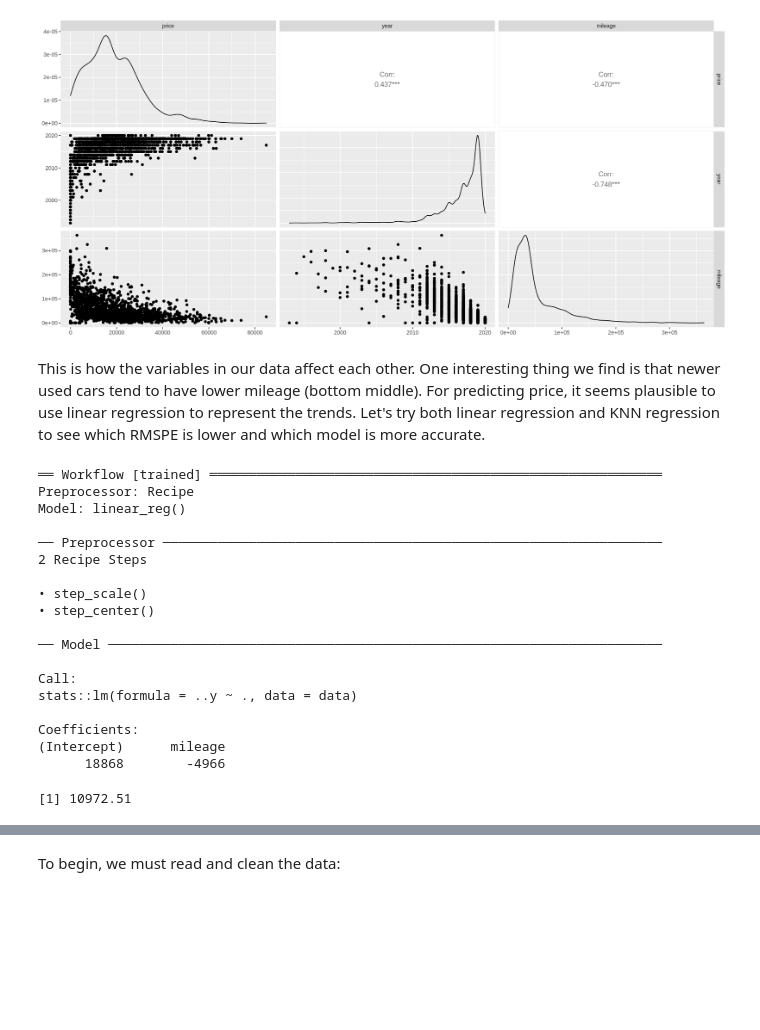
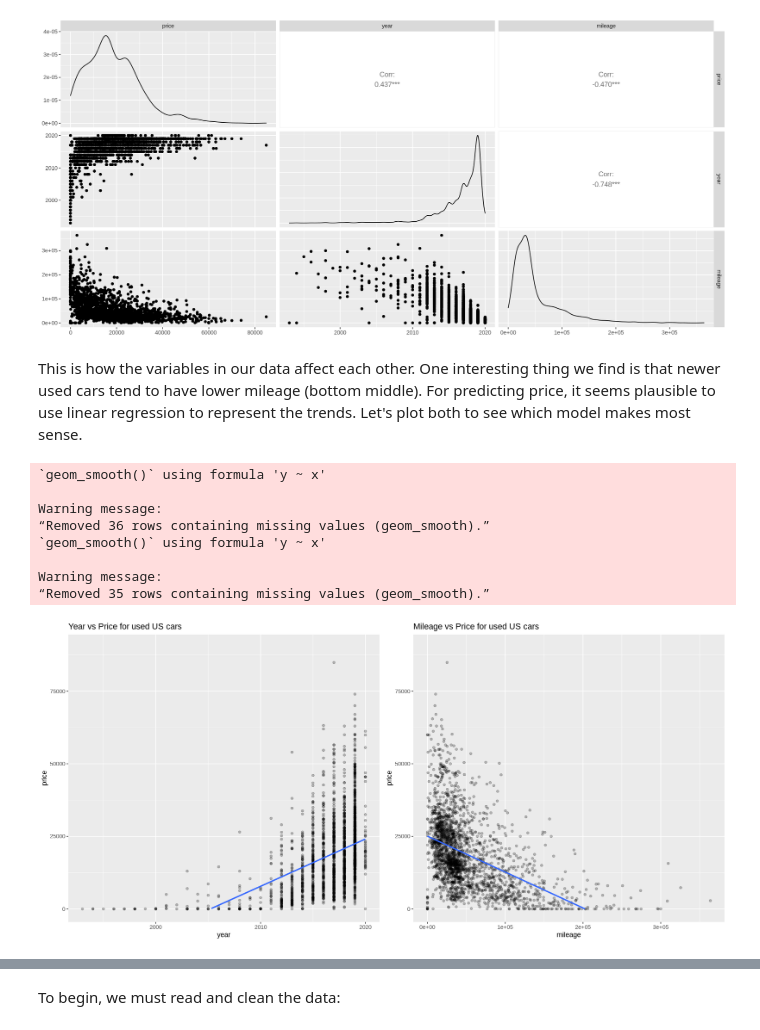
Before and after one commit to zhtgeneral/Group-30-Official, a Jupyter notebook: Group 30 Project.ipynb, the cells around one changed output, grey strips where cells are left out. Drawn from its saved outputs; the diff is of its cells as text; code cells hidden in the pictures; blank space fills up the shorter version.

```diff
--- a/Group 30 Project.ipynb
+++ b/Group 30 Project.ipynb
@@ -168,52 +168,69 @@ car_all_plot
 # %% [output]
 [figure]
 # %% [markdown]
-This is how the variables in our data affect each other. One interesting thing we find is that newer used cars tend to have lower mileage (bottom middle). For predicting price, it seems plausible to use linear regression to represent the trends. Let's try both linear regression and KNN regression to see which RMSPE is lower and which model is more accurate.
+This is how the variables in our data affect each other. One interesting thing we find is that newer used cars tend to have lower mileage (bottom middle). For predicting price, it seems plausible to use linear regression to represent the trends. Let's plot both to see which model makes most sense.
 # %%
+#-----------------------------------------------------------------# Splitting up our data into 2 sets
+
 car_split <- initial_split(car, prop = 0.75, strata =price)
 car_train <- training(car_split)
 car_test <- testing(car_split)
+
+#------------------------------------------------------------------------# Creating our linear regression model
 
 car_recipe <- recipe(price ~ mileage, year, data = car_train) |>
               step_scale(all_predictors()) |>
               step_center(all_predictors())
 
 lin_spec <- linear_reg() |>
             set_engine("lm") |>
             set_mode("regression")
 
 lin_fit <- workflow() |>
            add_recipe(car_recipe) |>
            add_model(lin_spec) |>
            fit(data = car_train)
-lin_fit
 
 lin_car_results <- lin_fit |>
                    predict(car_test) |>
                    bind_cols(car_test) |>
                    metrics(truth = price, estimate = .pred) |>
                    filter(.metric == "rmse") |>
                    pull()
 
-lin_car_results
+#-------------------------------# Setting the plot sizes
+
+options(repr.plot.width = 15)
+
+#-------------------------------# Plot for year vs price linear regression
+
+ln_year_plot <- car_all |>
+            ggplot(aes(x = year, y = price)) +
+            geom_point(alpha = 0.25) +
+            geom_smooth(method = "lm", se = FALSE) +
+            ylim(0, 90000) +
+            labs(title = "Year vs Price for used US cars")
+
+#-------------------------------# Plot for mileage vs price linear regression
+
+ln_mi_plot <- car_all |>
+            ggplot(aes(x = mileage, y = price)) +
+            geom_point(alpha = 0.25) +
+            geom_smooth(method = "lm", se = FALSE) +
+            ylim(0, 90000) +
+            labs(title = "Mileage vs Price for used US cars")
+
+#--------------------------------------------------------------------# Putting the plots together
+
+plot_grid(ln_year_plot, ln_mi_plot, ncol = 2)
 # %% [output]
-══ Workflow [trained] ══════════════════════════════════════════════════════════
-Preprocessor: Recipe
-Model: linear_reg()
+`geom_smooth()` using formula 'y ~ x'
 
-── Preprocessor ────────────────────────────────────────────────────────────────
-2 Recipe Steps
+Warning message:
+“Removed 36 rows containing missing values (geom_smooth).”
+`geom_smooth()` using formula 'y ~ x'
 
-• step_scale()
-• step_center()
-
-── Model ───────────────────────────────────────────────────────────────────────
-
-Call:
-stats::lm(formula = ..y ~ ., data = data)
-
-Coefficients:
-(Intercept)      mileage
-      18868        -4966
+Warning message:
+“Removed 35 rows containing missing values (geom_smooth).”
-[1] 10972.51
+[figure, added]
 # %% [markdown]
```
Also changed, not shown: parts of 10 cells of this notebook.
